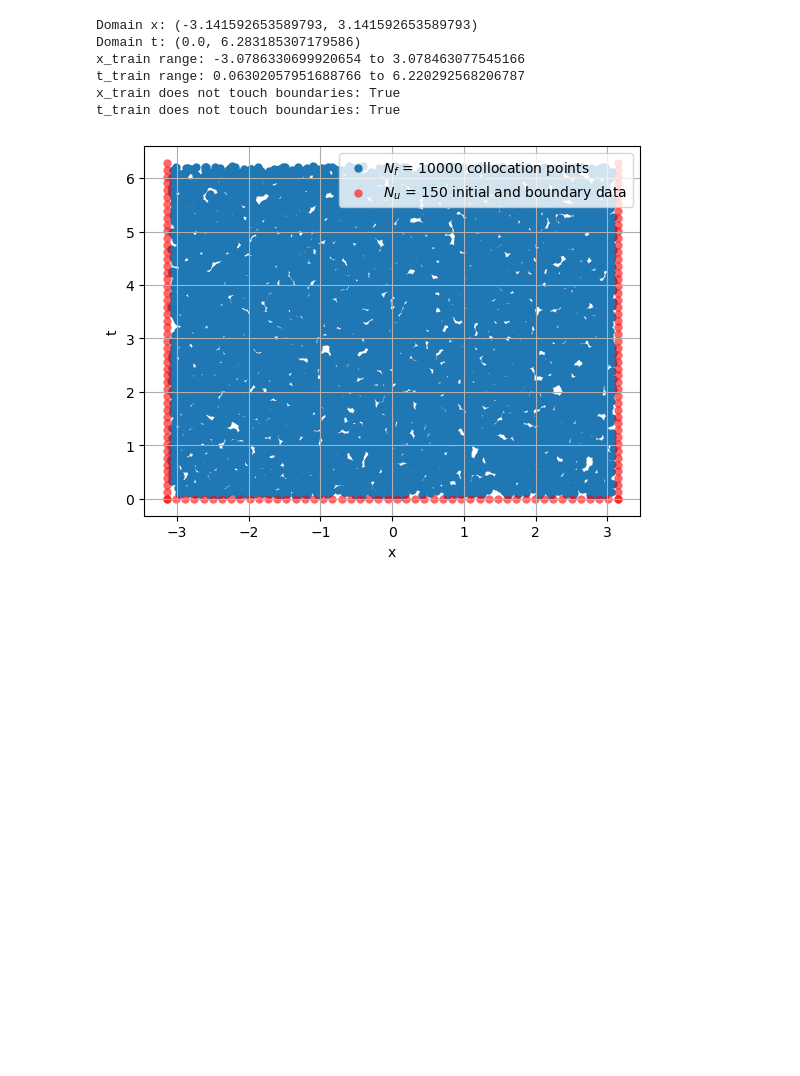
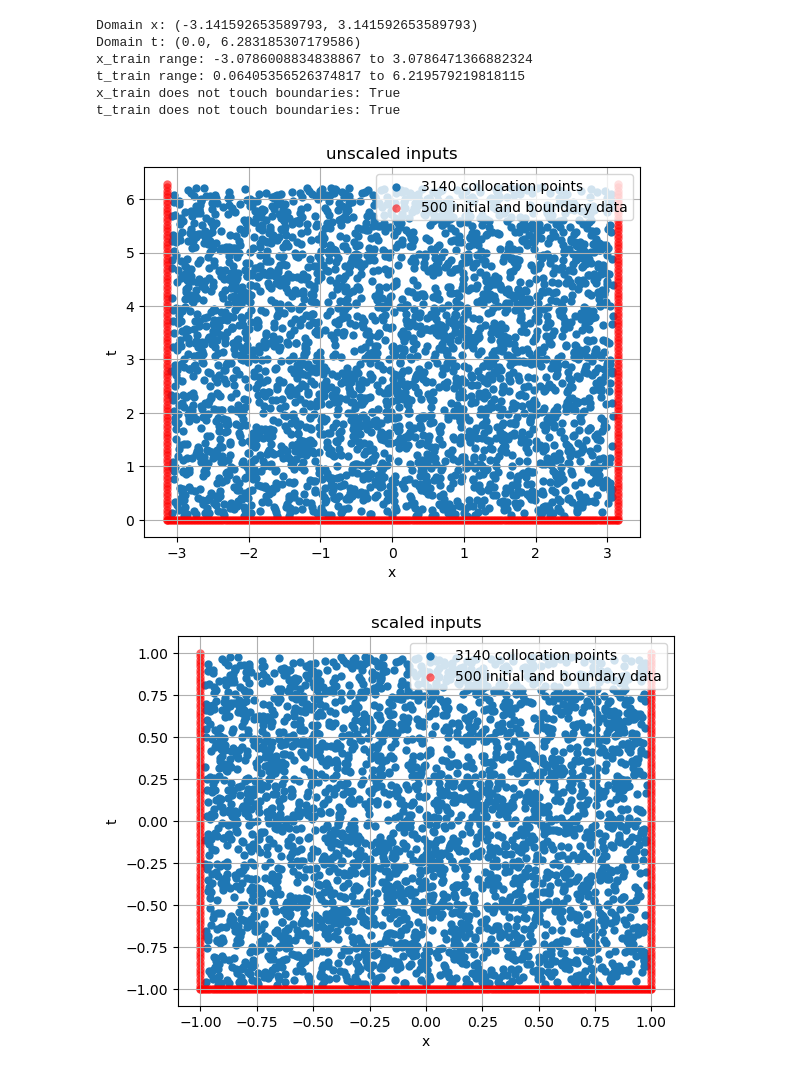
Before and after one commit to mrdchua/PINN-TDSE, a Jupyter notebook: TDSE-PHYS299/PINN-TDSE.ipynb, the cells around one changed output. Cells and saved outputs as stored; diff of their text form; code cells hidden in the pictures; blank space fills up the shorter version.

```diff
--- a/TDSE-PHYS299/PINN-TDSE.ipynb
+++ b/TDSE-PHYS299/PINN-TDSE.ipynb
@@ -9,14 +9,15 @@ import datetime
 ##############################################################################
 
 # Generate Training Data
-batch_size_Nf = 10000
-batch_size_Nu = 50
+batch_size_interior = 3140
+batch_size_bounds = 100
+batch_size_initial = 300
 domain_x_train = (-np.pi, np.pi)
 domain_t_train = (0.0, 2*np.pi)
 
 # Collocation points Nf
 engine = LatinHypercube(d=2, seed=42)
-sample = engine.random(n=batch_size_Nf)
+sample = engine.random(n=batch_size_interior)
 
 # Scaling factors to keep points within the domain but away from boundaries
 scale_factor = 0.98  # For example, using 0.98 to keep it within the domain but not touching the boundary
@@ -27,6 +28,13 @@ t_train_dataset = (sample[:,0] * scale_factor + shift_factor) * (domain_t_train[
 
 x_train = x_train_dataset.copy().reshape(-1,1).astype(np.float32) # collocation points
 t_train = t_train_dataset.copy().reshape(-1,1).astype(np.float32) # collocation points
+
+def scale_inputs(x, x_min, x_max):
+    return 2.0 * (x - x_min) / (x_max - x_min) - 1.0
+
+# Apply this to x_train, t_train, etc.
+x_train_scaled = scale_inputs(x_train, domain_x_train[0], domain_x_train[1])
+t_train_scaled = scale_inputs(t_train, domain_t_train[0], domain_t_train[1])
 
 # Print domain boundary values
 print(f"Domain x: {domain_x_train}")
@@ -47,40 +55,61 @@ print(f"x_train does not touch boundaries: {x_within_bounds}")
 print(f"t_train does not touch boundaries: {t_within_bounds}")
 
 # boundary data points
-t_train_bounds = np.linspace(domain_t_train[0], domain_t_train[1], batch_size_Nu).reshape(-1,1).astype(np.float32)
+t_train_bounds = np.linspace(domain_t_train[0], domain_t_train[1], batch_size_bounds).reshape(-1,1).astype(np.float32)
 x_train_left = np.full_like(t_train_bounds, domain_x_train[0])
 x_train_right = np.full_like(t_train_bounds, domain_x_train[1])
+
+t_train_bounds_scaled = scale_inputs(t_train_bounds, domain_t_train[0], domain_t_train[1])
+x_train_left_scaled = scale_inputs(x_train_left, domain_x_train[0], domain_x_train[1])
+x_train_right_scaled = scale_inputs(x_train_right, domain_x_train[0], domain_x_train[1])
 
 # initial data points
 def u_0(x):
     w = 1.0
     return (w/np.pi)**0.25 * np.exp(-w*x**2/2.0)
 
 def u_1(x):
     w=1
     return (w/np.pi)**0.25 * np.exp(-w*x**2/2.0) * x*np.sqrt(w)
 
-x_train_initial = np.linspace(domain_x_train[0], domain_x_train[1], batch_size_Nu).reshape(-1,1).astype(np.float32)
+x_train_initial = np.linspace(domain_x_train[0], domain_x_train[1], batch_size_initial).reshape(-1,1).astype(np.float32)
 t_train_initial = np.full_like(x_train_initial, domain_t_train[0])
 u_train_initial = (1.0/np.sqrt(2.0)) * (u_0(x_train_initial) + u_1(x_train_initial))
+
+x_train_initial_scaled = scale_inputs(x_train_initial, domain_x_train[0], domain_x_train[1])
+t_train_initial_scaled = scale_inputs(t_train_initial, domain_t_train[0], domain_t_train[1])
 
 # u_train_initial = u_train_initial.astype(np.complex64)
 
 # plotting collocation and initial points
-plt.scatter(x_train, t_train, alpha=1, linewidths=1e-6, label=f'$N_f$ = {batch_size_Nf} collocation points')
-plt.scatter(x_train_left, t_train_bounds, color='red', alpha=0.6, linewidths=1e-6, label=f'$N_u$ = {batch_size_Nu*3} initial and boundary data')
+plt.scatter(x_train, t_train, alpha=1, linewidths=1e-6, label=f'{batch_size_interior} collocation points')
+plt.scatter(x_train_left, t_train_bounds, color='red', alpha=0.6, linewidths=1e-6, label=f'{batch_size_initial+batch_size_bounds*2} initial and boundary data')
 plt.scatter(x_train_right, t_train_bounds, color='red', alpha=0.6, linewidths=1e-6)
 plt.scatter(x_train_initial, t_train_initial, color='red', alpha=0.6, linewidths=1e-6)
 plt.xlabel('x')
 plt.ylabel('t')
+plt.title('unscaled inputs')
 plt.legend(loc='upper right')
 plt.grid(True)
 plt.show()
+
+# plotting collocation and initial points
+plt.scatter(x_train_scaled, t_train_scaled, alpha=1, linewidths=1e-6, label=f'{batch_size_interior} collocation points')
+plt.scatter(x_train_left_scaled, t_train_bounds_scaled, color='red', alpha=0.6, linewidths=1e-6, label=f'{batch_size_initial+batch_size_bounds*2} initial and boundary data')
+plt.scatter(x_train_right_scaled, t_train_bounds_scaled, color='red', alpha=0.6, linewidths=1e-6)
+plt.scatter(x_train_initial_scaled, t_train_initial_scaled, color='red', alpha=0.6, linewidths=1e-6)
+plt.xlabel('x')
+plt.ylabel('t')
+plt.title('scaled inputs')
+plt.legend(loc='upper right')
+plt.grid(True)
+plt.show()
 # %% [output]
 Domain x: (-3.141592653589793, 3.141592653589793)
 Domain t: (0.0, 6.283185307179586)
-x_train range: -3.0786330699920654 to 3.078463077545166
-t_train range: 0.06302057951688766 to 6.220292568206787
+x_train range: -3.0786008834838867 to 3.0786471366882324
+t_train range: 0.06405356526374817 to 6.219579219818115
 x_train does not touch boundaries: True
 t_train does not touch boundaries: True
-[figure, old version]
+[figure, new version]
+[figure, added]
```
Also changed, not shown: parts of 5 cells of this notebook.
